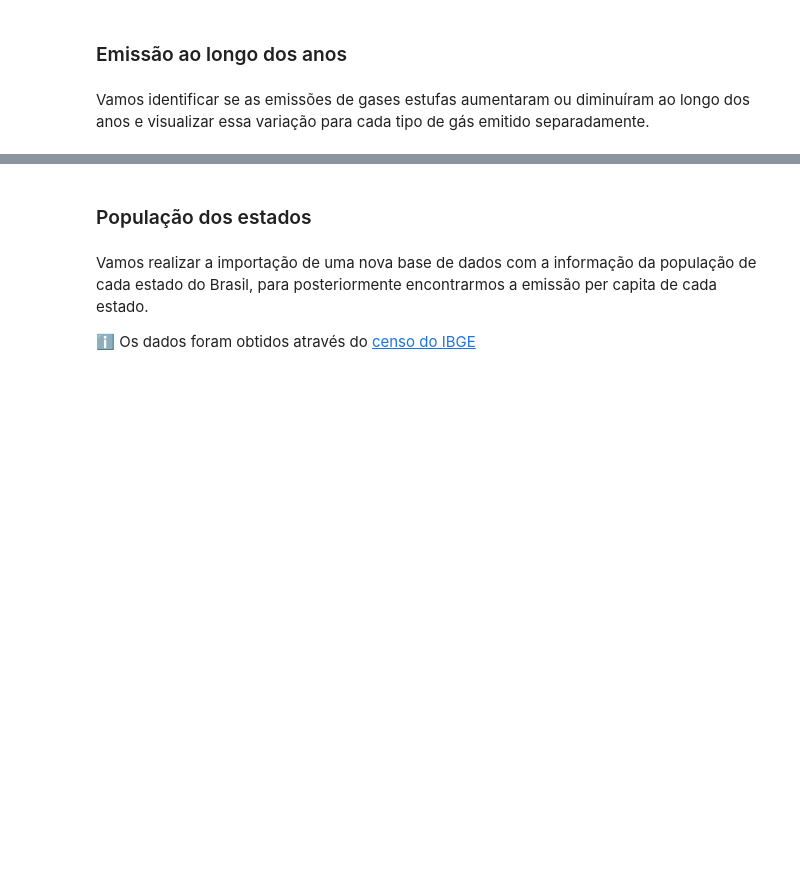
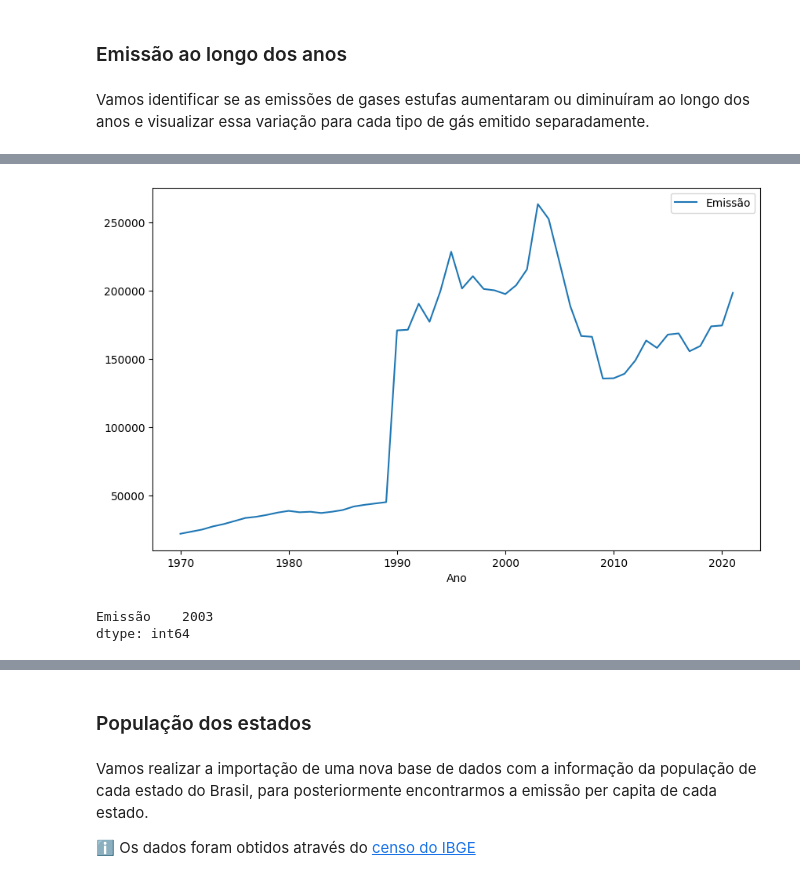
Before and after one commit to profmatheuspassos/curso-alura-pandas-selecionando-agrupando-dados, a Jupyter notebook: pandas_selecao_e_agrupamento.ipynb, the cells around one changed output, grey strips where cells are left out. Cells and saved outputs as stored; diff of their text form; code cells hidden in the pictures; blank space fills up the shorter version.

```diff
--- a/pandas_selecao_e_agrupamento.ipynb
+++ b/pandas_selecao_e_agrupamento.ipynb
@@ -821,0 +838,11 @@ Vamos identificar se as emissões de gases estufas aumentaram ou diminuíram ao
+# %%
+emissoes_por_ano.groupby("Ano")[["Emissão"]].mean().plot(figsize=(10, 6));
+# O ponto e vírgula ao final é para remover a explicação sobre o label <Axes: xlabel='Ano'>
+# %% [output]
+[figure, added]
+# %%
+emissoes_por_ano.groupby("Ano")[["Emissão"]].mean().idxmax()
+# Agrupa o DataFrame pelo ano e calcula a média das emissões para cada ano, retornando o ano com a maior média de emissões.
+# %% [output]
+Emissão    2003
+dtype: int64
```
Also changed, not shown: parts of 5 cells of this notebook.
